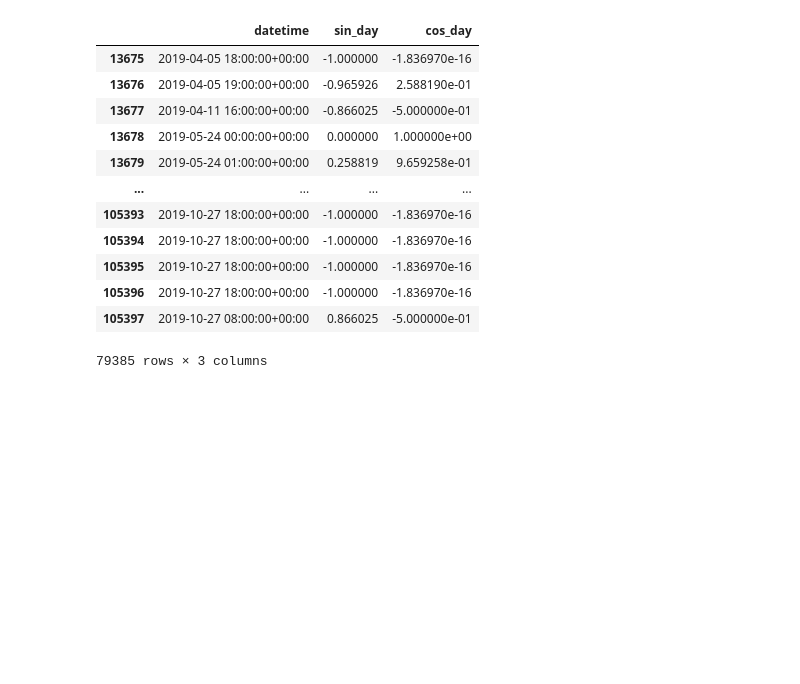
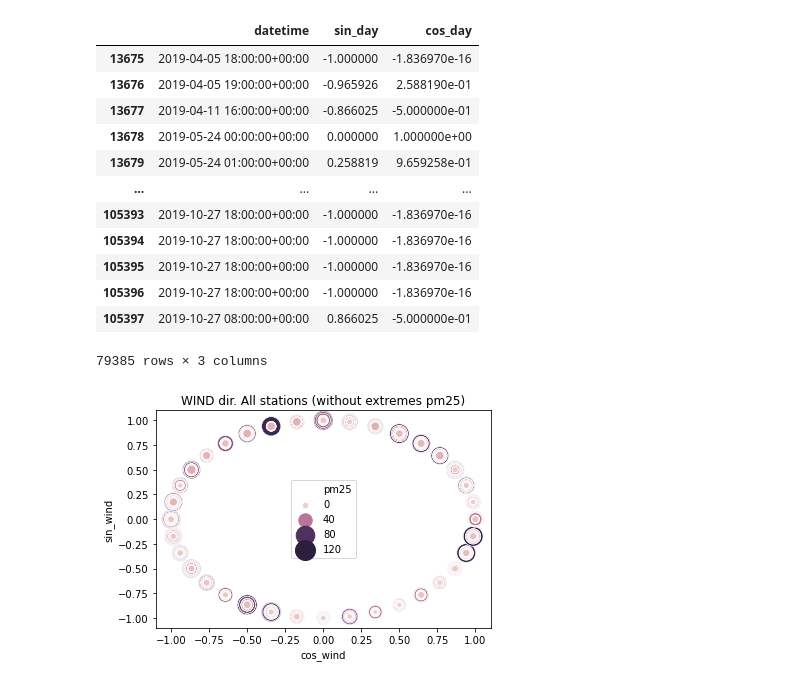
Before and after one commit to georgetown-analytics/Air-Pollution, a Jupyter notebook: model/1.1 - EDA - Stations IDs by locations.ipynb, the cells around one changed output. Saved outputs shown, nothing was run; the diff lists cells and outputs as text; code cells hidden in the pictures; blank space fills up the shorter version.

Commit message:
Add cyclic representations for WIND direction

```diff
--- a/model/1.1 - EDA - Stations IDs by locations.ipynb
+++ b/model/1.1 - EDA - Stations IDs by locations.ipynb
@@ -277,3 +276,10 @@ df[["datetime", "sin_day", "cos_day"]]
 | 105396 | 2019-10-27 18:00:00+00:00 | -1.000000 | -1.836970e-16 |
 | 105397 | 2019-10-27 08:00:00+00:00 | 0.866025 | -5.000000e-01 |
 79385 rows × 3 columns
+# %%
+ax = sns.scatterplot(x="cos_wind", y="sin_wind", hue="pm25",
+                    data=df[df["pm25"] < 100], size="pm25", sizes=(20, 400),
+                   ).set_title("WIND dir. All stations (without extremes pm25)")
+plt.show()
+# %% [output]
+[figure, added]
```
Also changed, not shown: parts of 2 cells of this notebook.
